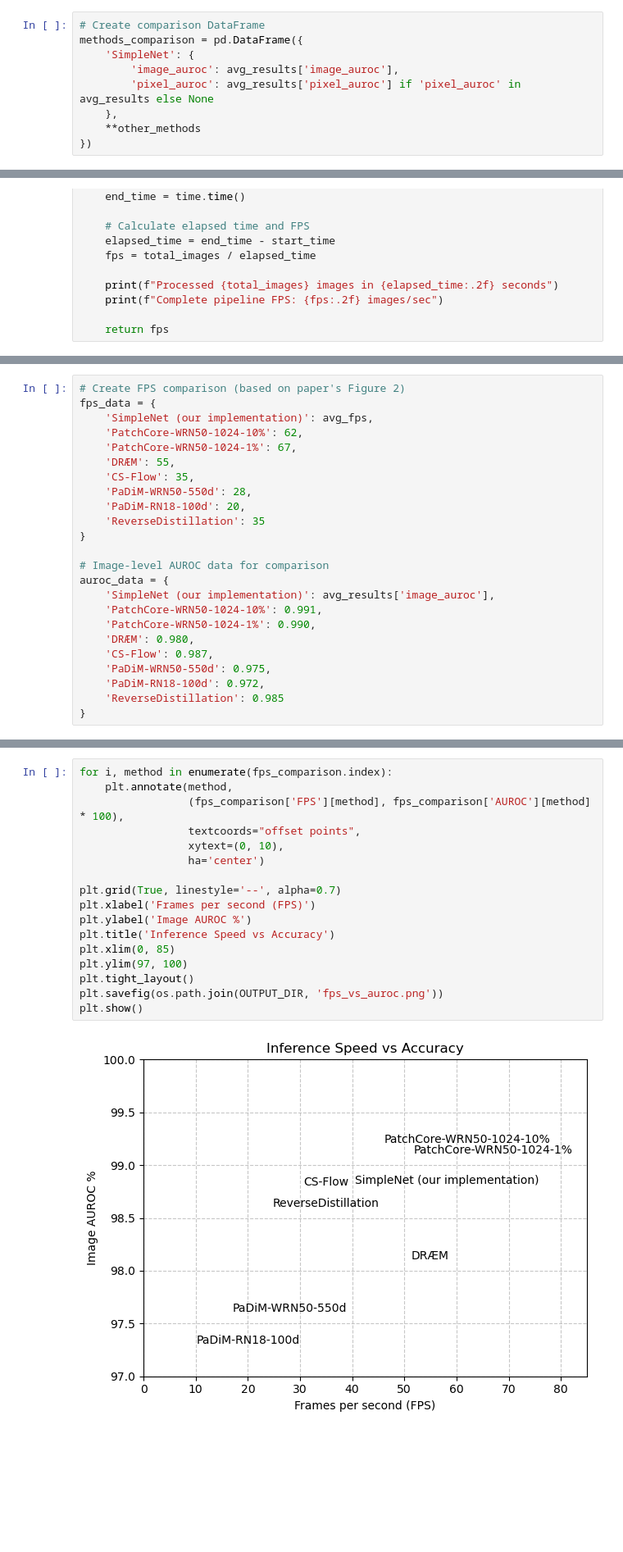
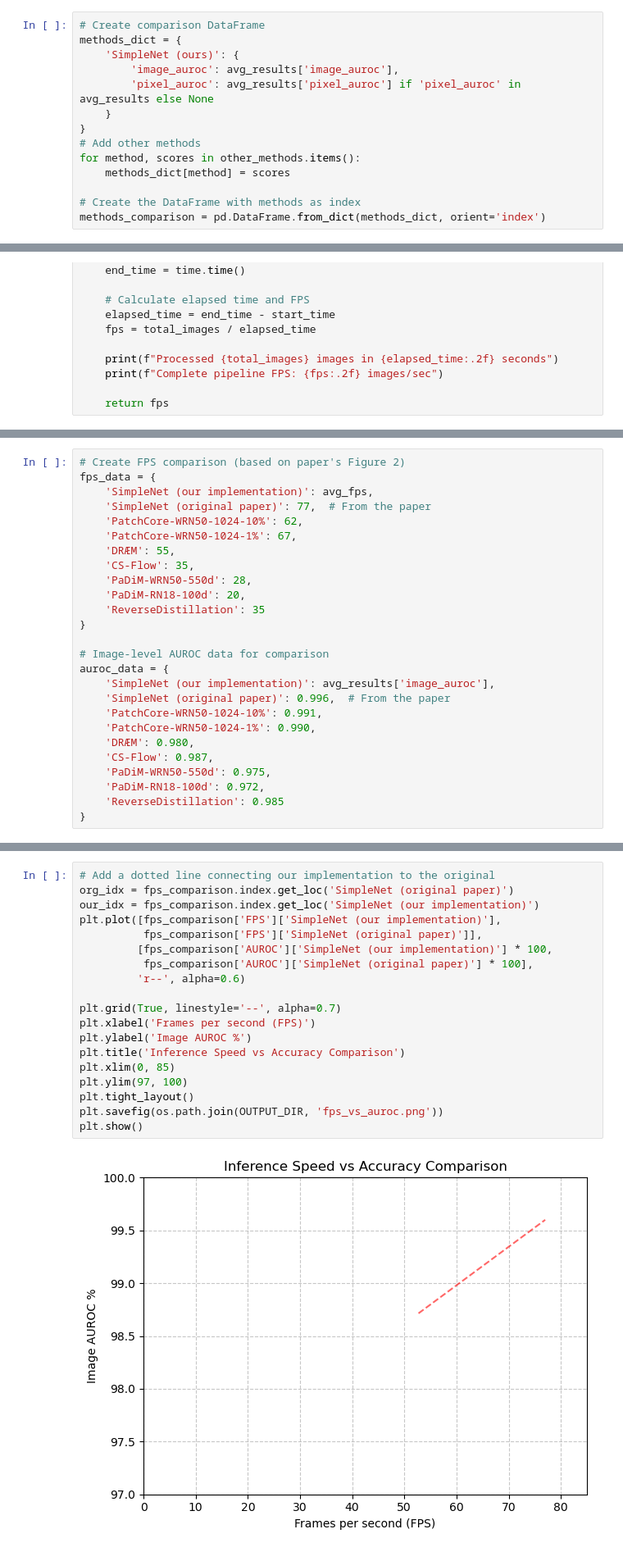
Before and after one commit to b21827541/Deep-Learning---SimpleNet, a Jupyter notebook: Untitled.ipynb, the cells around one changed output, grey strips where cells are left out. Shown: that part at 82% size. Cells and saved outputs as stored; diff of their text form; blank space fills up the shorter version.

```diff
--- a/Untitled.ipynb
+++ b/Untitled.ipynb
@@ -615,13 +615,18 @@ other_methods = {
 }
 # %%
 # Create comparison DataFrame
-methods_comparison = pd.DataFrame({
-    'SimpleNet': {
+methods_dict = {
+    'SimpleNet (ours)': {
         'image_auroc': avg_results['image_auroc'],
         'pixel_auroc': avg_results['pixel_auroc'] if 'pixel_auroc' in avg_results else None
-    },
-    **other_methods
-})
+    }
+}
+# Add other methods
+for method, scores in other_methods.items():
+    methods_dict[method] = scores
+
+# Create the DataFrame with methods as index
+methods_comparison = pd.DataFrame.from_dict(methods_dict, orient='index')
 # %%
 # Display comparison
 print("\nComparison with Other Methods:")
@@ -793,6 +758,7 @@ Average FPS across 3 categories: 58.20 images/sec
 # Create FPS comparison (based on paper's Figure 2)
 fps_data = {
     'SimpleNet (our implementation)': avg_fps,
+    'SimpleNet (original paper)': 77,  # From the paper
     'PatchCore-WRN50-1024-10%': 62,
     'PatchCore-WRN50-1024-1%': 67,
     'DRÆM': 55,
@@ -805,6 +771,7 @@ fps_data = {
 # Image-level AUROC data for comparison
 auroc_data = {
     'SimpleNet (our implementation)': avg_results['image_auroc'],
+    'SimpleNet (original paper)': 0.996,  # From the paper
     'PatchCore-WRN50-1024-10%': 0.991,
     'PatchCore-WRN50-1024-1%': 0.990,
     'DRÆM': 0.980,
@@ -829,19 +855,21 @@ plt.scatter(fps_comparison['FPS'], fps_comparison['AUROC'] * 100, s=100)
 # %%
-for i, method in enumerate(fps_comparison.index):
-    plt.annotate(method,
-                 (fps_comparison['FPS'][method], fps_comparison['AUROC'][method] * 100),
-                 textcoords="offset points",
-                 xytext=(0, 10),
-                 ha='center')
+# Add a dotted line connecting our implementation to the original
+org_idx = fps_comparison.index.get_loc('SimpleNet (original paper)')
+our_idx = fps_comparison.index.get_loc('SimpleNet (our implementation)')
+plt.plot([fps_comparison['FPS']['SimpleNet (our implementation)'],
+          fps_comparison['FPS']['SimpleNet (original paper)']],
+         [fps_comparison['AUROC']['SimpleNet (our implementation)'] * 100,
+          fps_comparison['AUROC']['SimpleNet (original paper)'] * 100],
+         'r--', alpha=0.6)
 
 plt.grid(True, linestyle='--', alpha=0.7)
 plt.xlabel('Frames per second (FPS)')
 plt.ylabel('Image AUROC %')
-plt.title('Inference Speed vs Accuracy')
+plt.title('Inference Speed vs Accuracy Comparison')
 plt.xlim(0, 85)
 plt.ylim(97, 100)
 plt.tight_layout()
 plt.savefig(os.path.join(OUTPUT_DIR, 'fps_vs_auroc.png'))
 plt.show()
 # %% [output]
-[figure, old version]
+[figure, new version]
```
Also changed, not shown: parts of 6 cells of this notebook.
